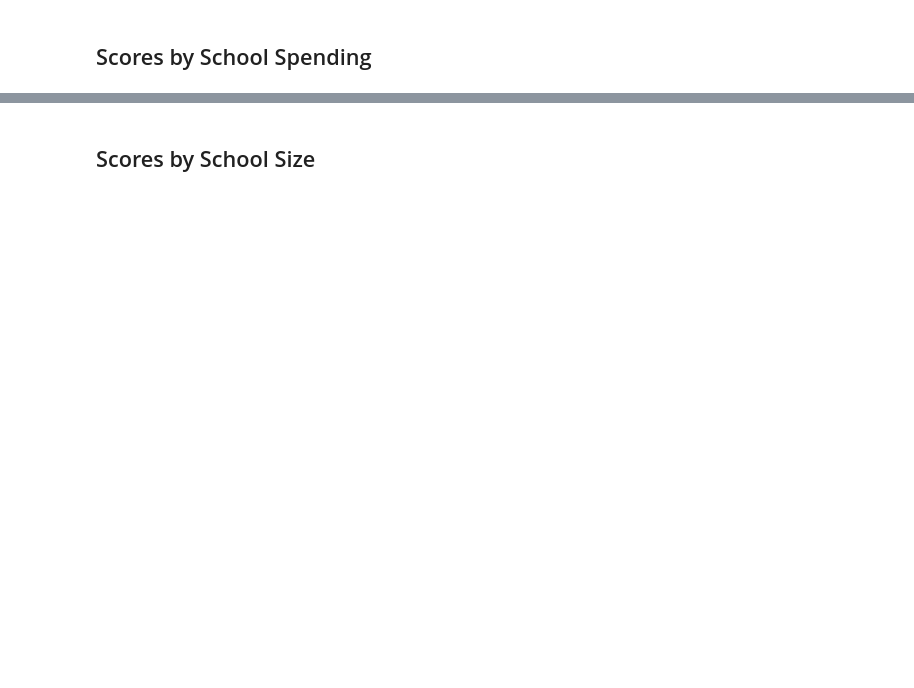
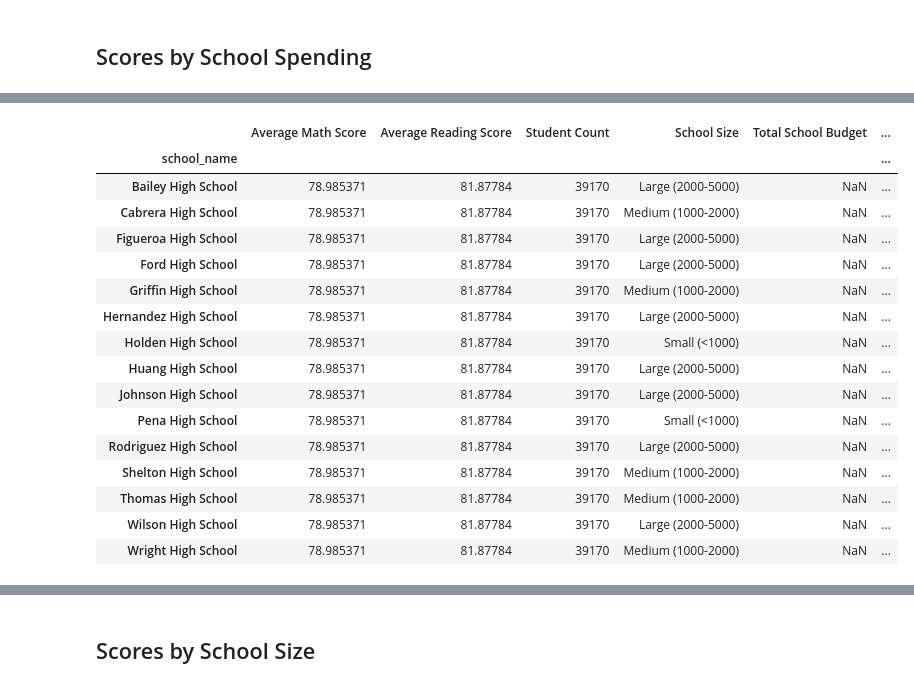
Before and after one commit to Maher808/Pandas-Challenge, a Jupyter notebook: PyCitySchools/PyCitySchools_starter.ipynb, the cells around one changed output, grey strips where cells are left out. Drawn from its saved outputs; the diff is of its cells as text; code cells hidden in the pictures; blank space fills up the shorter version.

```diff
--- a/PyCitySchools/PyCitySchools_starter.ipynb
+++ b/PyCitySchools/PyCitySchools_starter.ipynb
@@ -433,8 +541,29 @@ labels = ["<$585", "$585-630", "$630-645", "$645-680"]
 school_spending_df = per_school_summary.copy()
 # %%
 # Use `pd.cut` to categorize spending based on the bins.
-school_spending_df["Spending Ranges (Per Student)"] =
+spending_bins = [0, 585, 630, 645, 680]
+labels = ["<$585", "$585-630", "$630-645", "$645-680"]
+
+school_spending_df["Spending Ranges (Per Student)"] = pd.cut(school_spending_df['Per Student Budget'], bins=spending_bins, labels=labels)
 school_spending_df
+# %% [output]
+|  | Average Math Score | Average Reading Score | Student Count | School Size | Total School Budget | ... |
+| school_name |  |  |  |  |  | ... |
+| Bailey High School | 78.985371 | 81.87784 | 39170 | Large (2000-5000) | NaN | ... |
+| Cabrera High School | 78.985371 | 81.87784 | 39170 | Medium (1000-2000) | NaN | ... |
+| Figueroa High School | 78.985371 | 81.87784 | 39170 | Large (2000-5000) | NaN | ... |
+| Ford High School | 78.985371 | 81.87784 | 39170 | Large (2000-5000) | NaN | ... |
+| Griffin High School | 78.985371 | 81.87784 | 39170 | Medium (1000-2000) | NaN | ... |
+| Hernandez High School | 78.985371 | 81.87784 | 39170 | Large (2000-5000) | NaN | ... |
+| Holden High School | 78.985371 | 81.87784 | 39170 | Small (<1000) | NaN | ... |
+| Huang High School | 78.985371 | 81.87784 | 39170 | Large (2000-5000) | NaN | ... |
+| Johnson High School | 78.985371 | 81.87784 | 39170 | Large (2000-5000) | NaN | ... |
+| Pena High School | 78.985371 | 81.87784 | 39170 | Small (<1000) | NaN | ... |
+| Rodriguez High School | 78.985371 | 81.87784 | 39170 | Large (2000-5000) | NaN | ... |
+| Shelton High School | 78.985371 | 81.87784 | 39170 | Medium (1000-2000) | NaN | ... |
+| Thomas High School | 78.985371 | 81.87784 | 39170 | Medium (1000-2000) | NaN | ... |
+| Wilson High School | 78.985371 | 81.87784 | 39170 | Large (2000-5000) | NaN | ... |
+| Wright High School | 78.985371 | 81.87784 | 39170 | Medium (1000-2000) | NaN | ... |
 # %%
 #  Calculate averages for the desired columns.
 spending_math_scores = school_spending_df.groupby(["Spending Ranges (Per Student)"])["Average Math Score"].mean()
```
Also changed, not shown: parts of 20 cells of this notebook.
